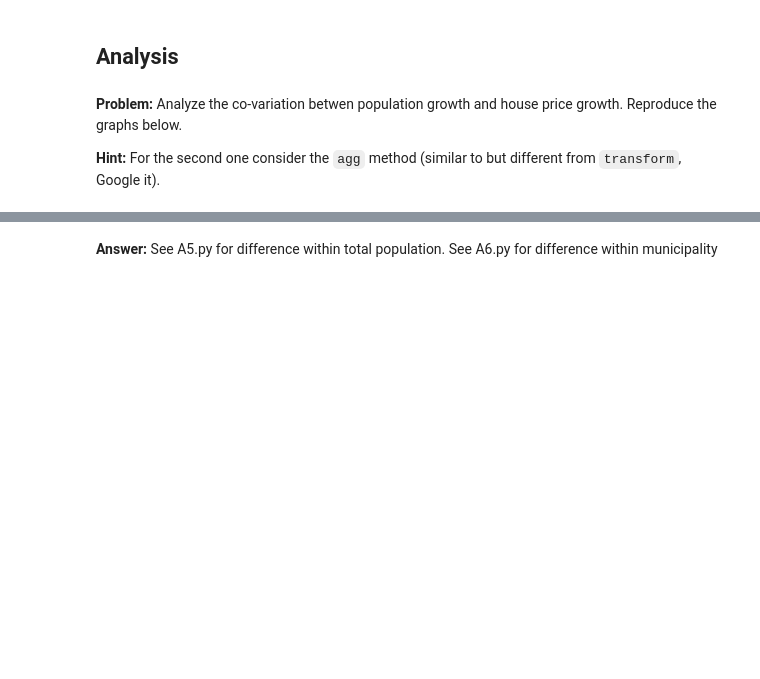
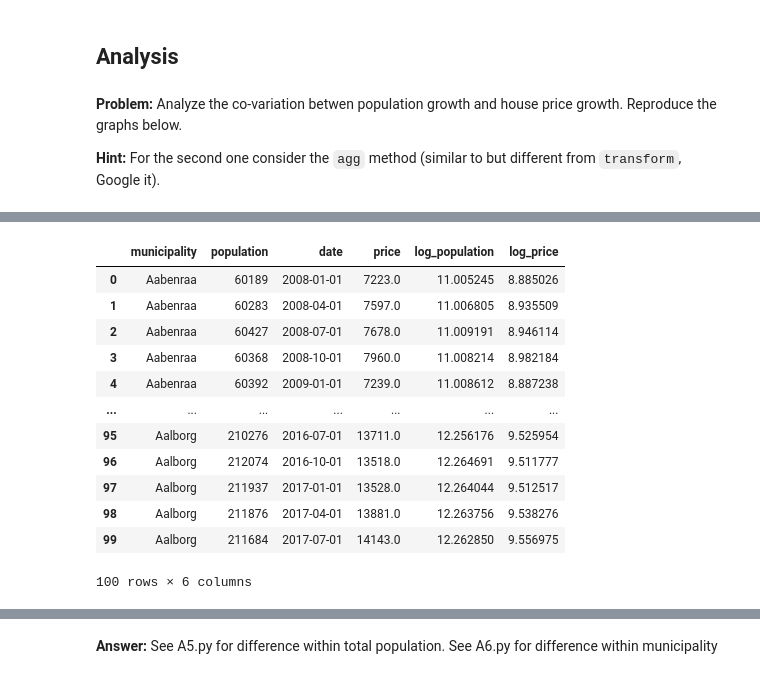
Before and after one commit to gcd196/Egen-mappe, a Jupyter notebook: Classes/7. seventh class/PS4/problem_set_4.ipynb, the cells around one changed output, grey strips where cells are left out. Drawn from its saved outputs; the diff is of its cells as text; code cells hidden in the pictures; blank space fills up the shorter version.

```diff
--- a/Classes/7. seventh class/PS4/problem_set_4.ipynb
+++ b/Classes/7. seventh class/PS4/problem_set_4.ipynb
@@ -312,13 +308,18 @@ pop.head()
 full = pd.merge(pop, prices_long, on=['date','municipality'], how='left')
 #Sort the data
 full.sort_values(['municipality','date'], inplace=True)
+full.reset_index(inplace=True)
+del full['index']
 
 # b. take logs
 full['log_population'] =  np.log(full['population'])
 full['log_price'] =  np.log(full['price'])
 
-# c. figur 1: log differences. The transform is in the log difference
+# c. figur 1: log differences. The transform is in the log difference. It takes first difference for all values. We cannot see the original values, because it
+has also taken first differences for the dates and population. See code below the graph.
 ax = full.groupby('municipality').diff(1).plot(x = 'log_population', y = 'log_price', kind = 'scatter');
 ax.set_xlabel('log difference in population')
 ax.set_ylabel('log difference in price')
+
+print(full.groupby('municipality').diff(1))
 # %% [output]
@@ -326,2 +340,18 @@ Text(0, 0.5, 'log difference in price')
 [figure]
+# %%
+full.head(100)
+# %% [output]
+|  | municipality | population | date | price | log_population | log_price |
+| 0 | Aabenraa | 60189 | 2008-01-01 | 7223.0 | 11.005245 | 8.885026 |
+| 1 | Aabenraa | 60283 | 2008-04-01 | 7597.0 | 11.006805 | 8.935509 |
+| 2 | Aabenraa | 60427 | 2008-07-01 | 7678.0 | 11.009191 | 8.946114 |
+| 3 | Aabenraa | 60368 | 2008-10-01 | 7960.0 | 11.008214 | 8.982184 |
+| 4 | Aabenraa | 60392 | 2009-01-01 | 7239.0 | 11.008612 | 8.887238 |
+| ... | ... | ... | ... | ... | ... | ... |
+| 95 | Aalborg | 210276 | 2016-07-01 | 13711.0 | 12.256176 | 9.525954 |
+| 96 | Aalborg | 212074 | 2016-10-01 | 13518.0 | 12.264691 | 9.511777 |
+| 97 | Aalborg | 211937 | 2017-01-01 | 13528.0 | 12.264044 | 9.512517 |
+| 98 | Aalborg | 211876 | 2017-04-01 | 13881.0 | 12.263756 | 9.538276 |
+| 99 | Aalborg | 211684 | 2017-07-01 | 14143.0 | 12.262850 | 9.556975 |
+100 rows × 6 columns
 # %%
```
Also changed, not shown: parts of 6 cells of this notebook.
